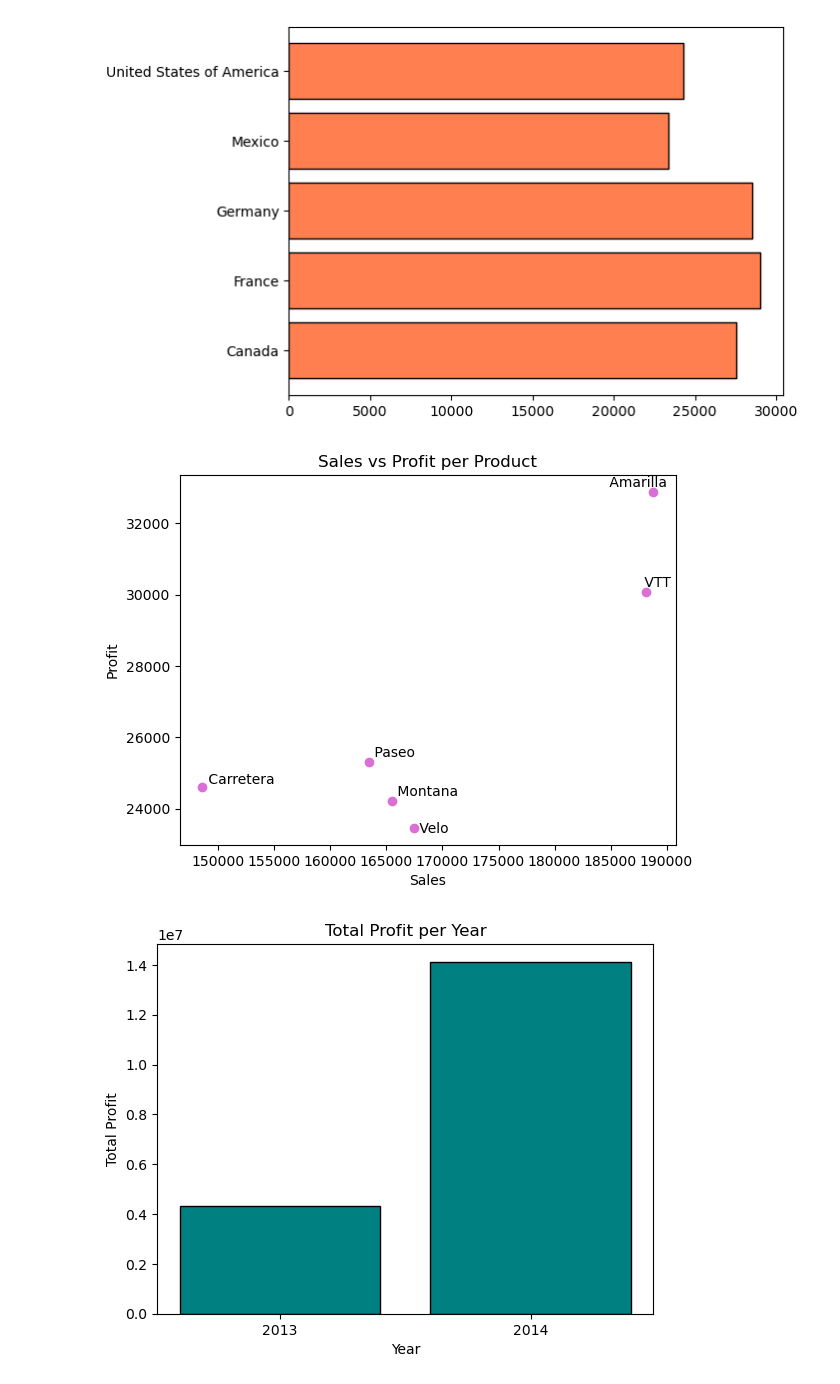
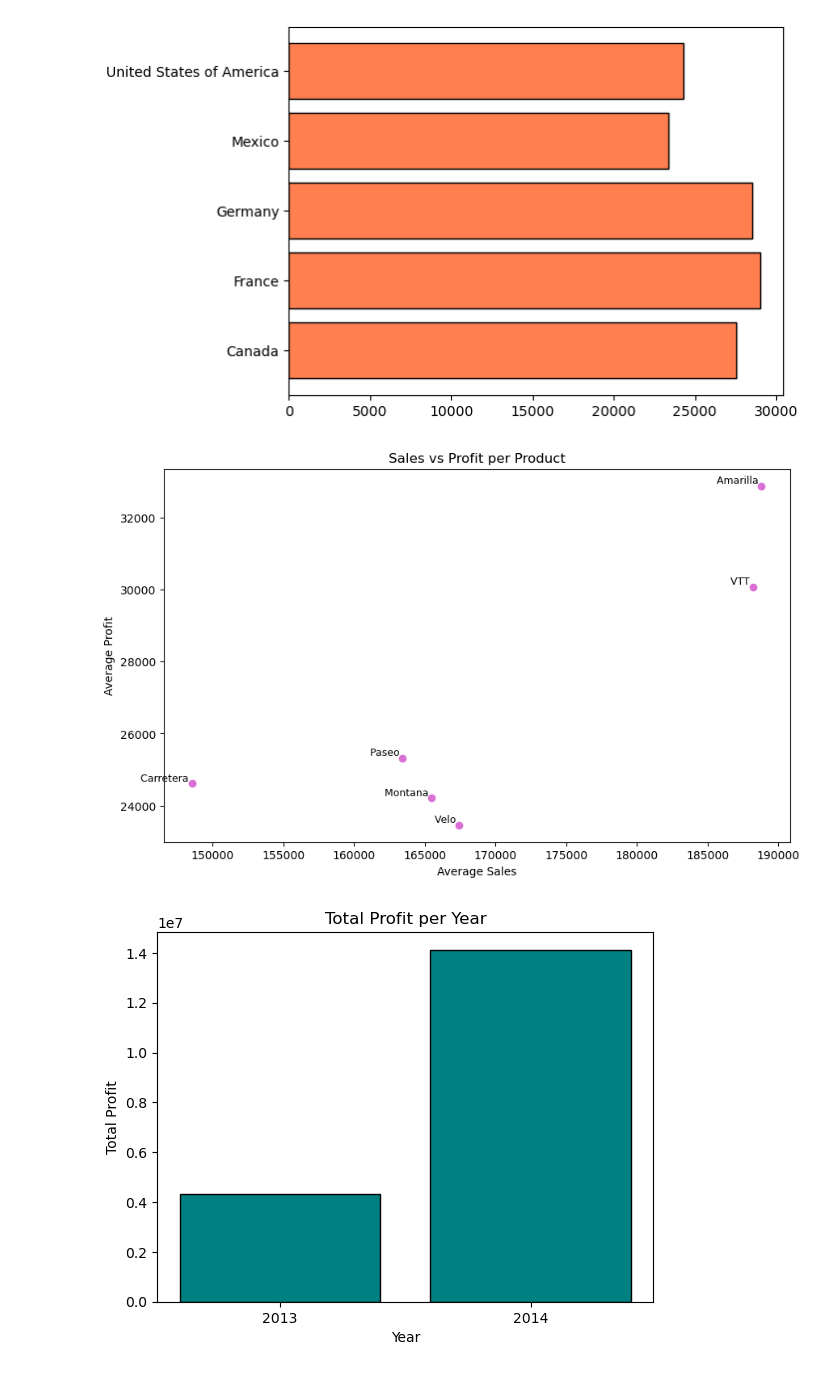
Before and after one commit to Niharika-S-Sharma/EDA-SalesAnalysis, a Jupyter notebook: EDA_Financials.ipynb, the cells around one changed output. Cells and saved outputs as stored; diff of their text form; code cells hidden in the pictures.

```diff
--- a/EDA_Financials.ipynb
+++ b/EDA_Financials.ipynb
@@ -339,23 +320,23 @@ plt.barh(country_profit.index, country_profit.values, edgecolor='black', color='
 <BarContainer object of 5 artists>
 [figure]
 # %%
-# scatter plot
-plt.scatter(product_stats['Sales'], product_stats['Profit'], color="orchid")
+# Group by Product and get average Sales and Profit
+product_stats = df.groupby('Product')[['Sales', 'Profit']].mean().reset_index()
 
-# store all text objects in a list
-texts = []
-for x, y, product in zip(product_stats['Sales'], product_stats['Profit'], product_stats.index):
-    texts.append(plt.text(x, y, product))
+# Create scatter plot
+plt.figure(figsize=(10,6))
+plt.scatter(product_stats['Sales'], product_stats['Profit'], color='orchid')
 
-# adjust positions to avoid overlap / going outside
-adjust_text(texts)
+# Add labels for each point
+for i, row in product_stats.iterrows():
+    plt.text(row['Sales'], row['Profit'], row['Product'], fontsize=9, ha='right', va='bottom')
 
-plt.xlabel("Sales")
-plt.ylabel("Profit")
+plt.xlabel("Average Sales")
+plt.ylabel("Average Profit")
 plt.title("Sales vs Profit per Product")
 plt.show()
 # %% [output]
-[figure, old version]
+[figure, new version]
 # %%
 yearly_profit = df.groupby('Year')['Profit'].sum().reset_index()
 years=['2013','2014']
```
Also changed, not shown: parts of 2 cells of this notebook.
